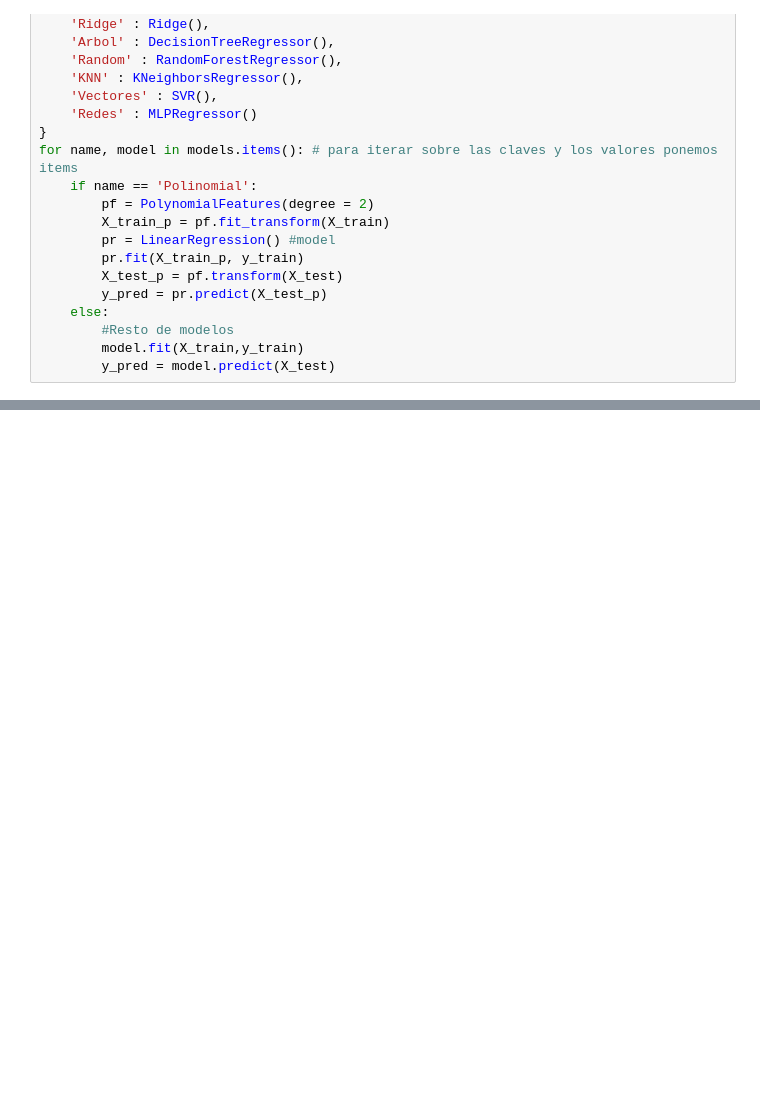
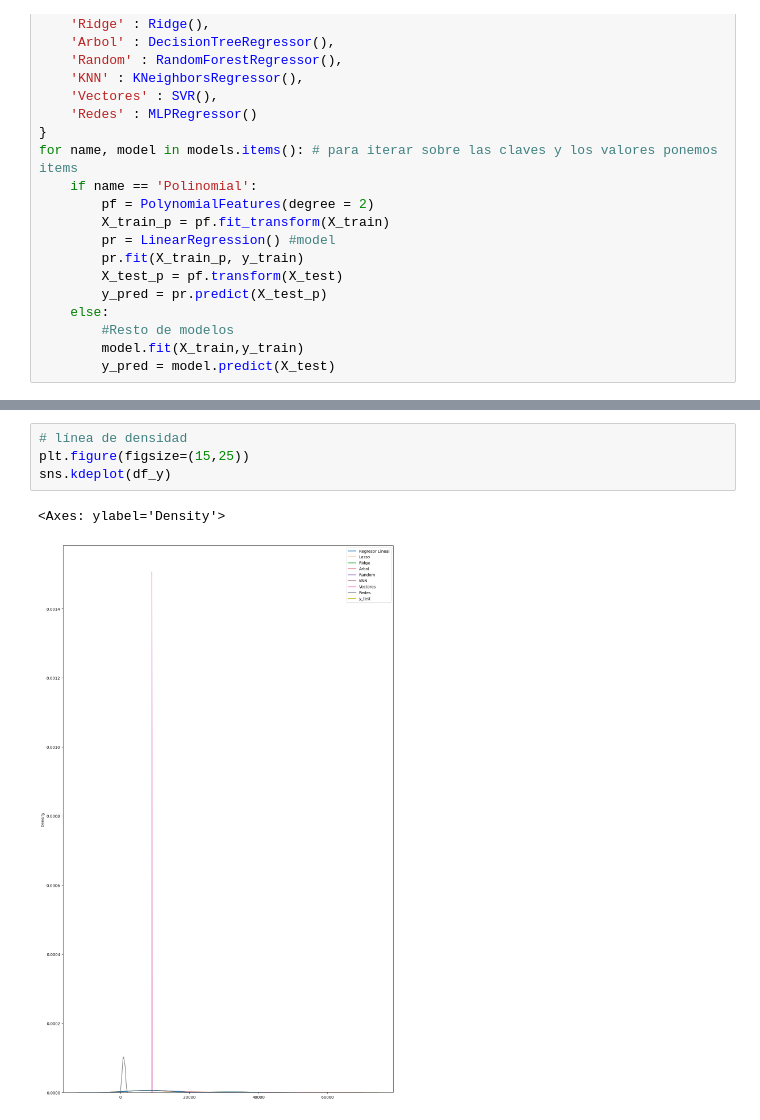
Before and after one commit to tonimartibarbera/Exercicis_Curs_Intro_analisi_de_dades_Python, a Jupyter notebook: 6a 7a i 8a sessió_Machine_Learning.ipynb, the cells around one changed output, grey strips where cells are left out. Cells and saved outputs as stored; diff of their text form; blank space fills up the shorter version.

```diff
--- a/6a 7a i 8a sessió_Machine_Learning.ipynb
+++ b/6a 7a i 8a sessió_Machine_Learning.ipynb
@@ -387,0 +418,7 @@ for name, model in models.items(): # para iterar sobre las claves y los valores
+# %%
+# línea de densidad
+plt.figure(figsize=(15,25))
+sns.kdeplot(df_y)
+# %% [output]
+<Axes: ylabel='Density'>
+[figure, added]
```
Also changed, not shown: parts of 4 cells of this notebook.
